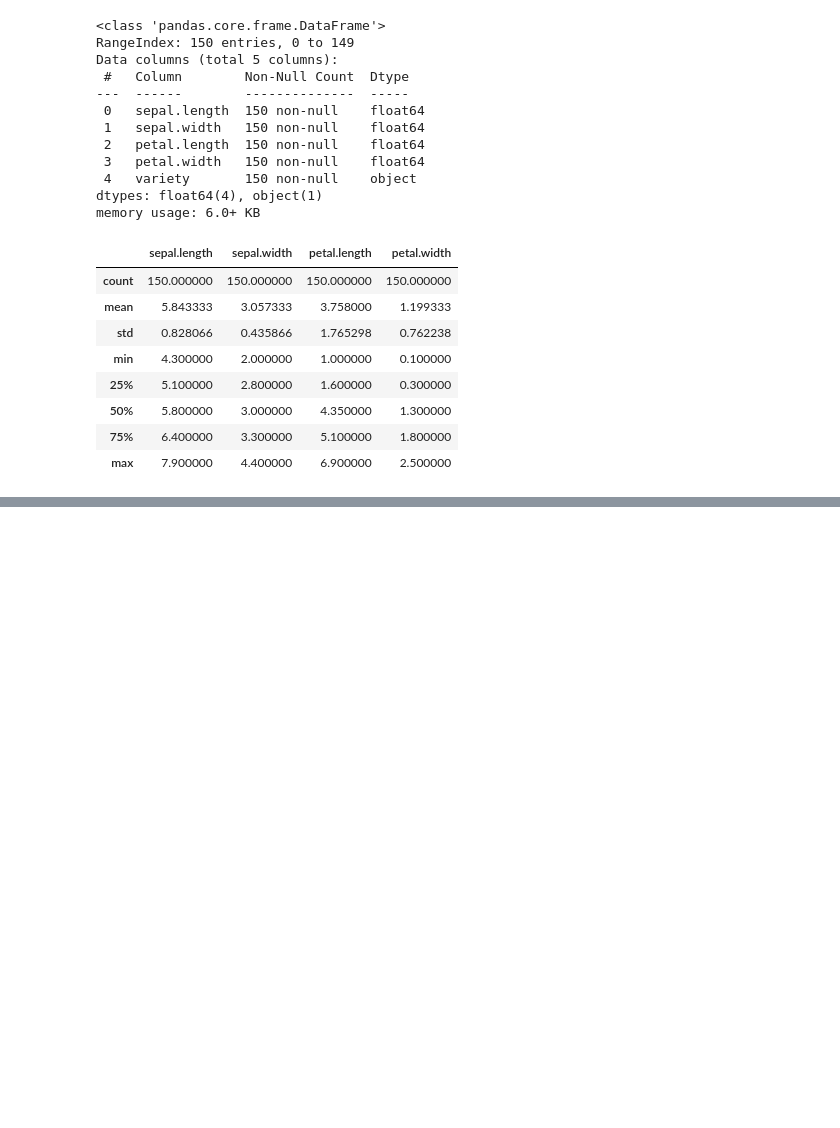
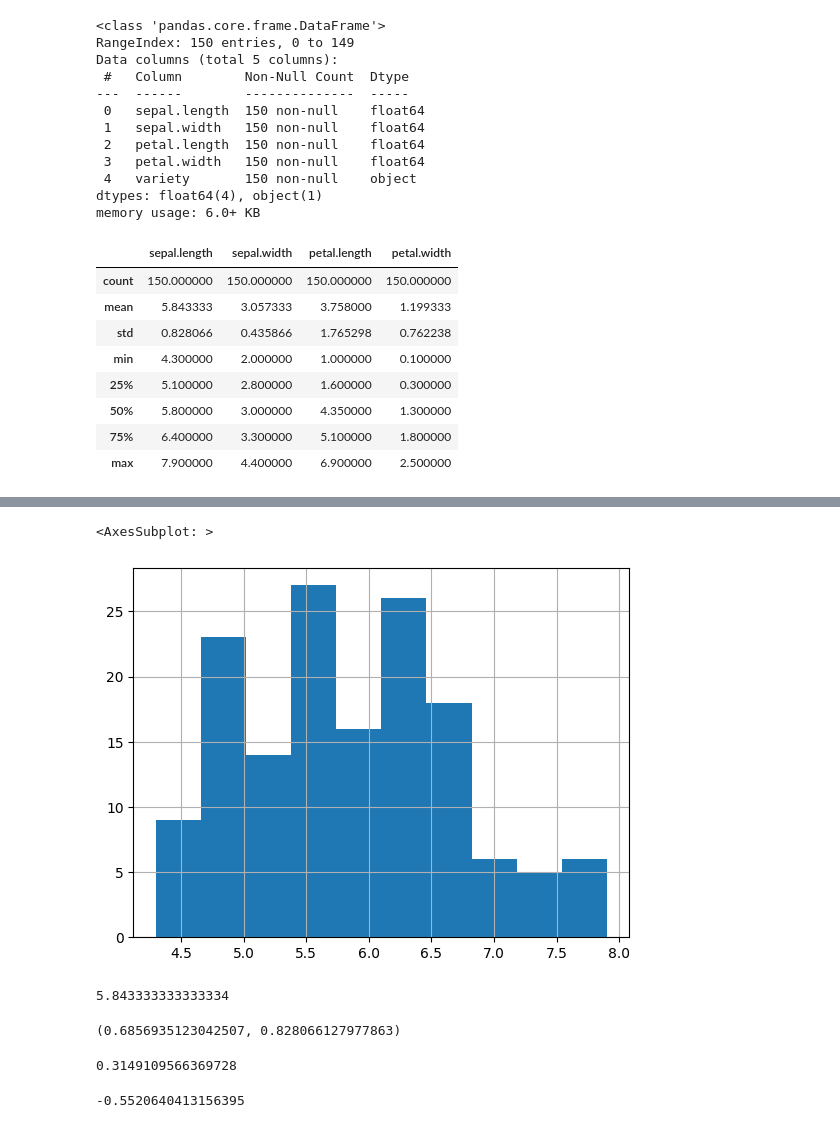
Before and after one commit to smastelini/eng-soft-ml-uel, a Jupyter notebook: aula-1.ipynb, the cells around one changed output, grey strips where cells are left out. Cells and saved outputs as stored; diff of their text form; code cells hidden in the pictures; blank space fills up the shorter version.

```diff
--- a/aula-1.ipynb
+++ b/aula-1.ipynb
@@ -275,0 +349,21 @@ Categories (3, object): ['Setosa', 'Versicolor', 'Virginica']
+# %%
+df["sepal.length"].hist()
+# %% [output]
+<AxesSubplot: >
+[figure, added]
+# %%
+df["sepal.length"].mean()
+# %% [output]
+5.843333333333334
+# %%
+df["sepal.length"].var(), df["sepal.length"].std()
+# %% [output]
+(0.6856935123042507, 0.828066127977863)
+# %%
+df["sepal.length"].skew()
+# %% [output]
+0.3149109566369728
+# %%
+df["sepal.length"].kurt()
+# %% [output]
+-0.5520640413156395
```
Also changed, not shown: parts of 40 cells of this notebook, 3 other files.
